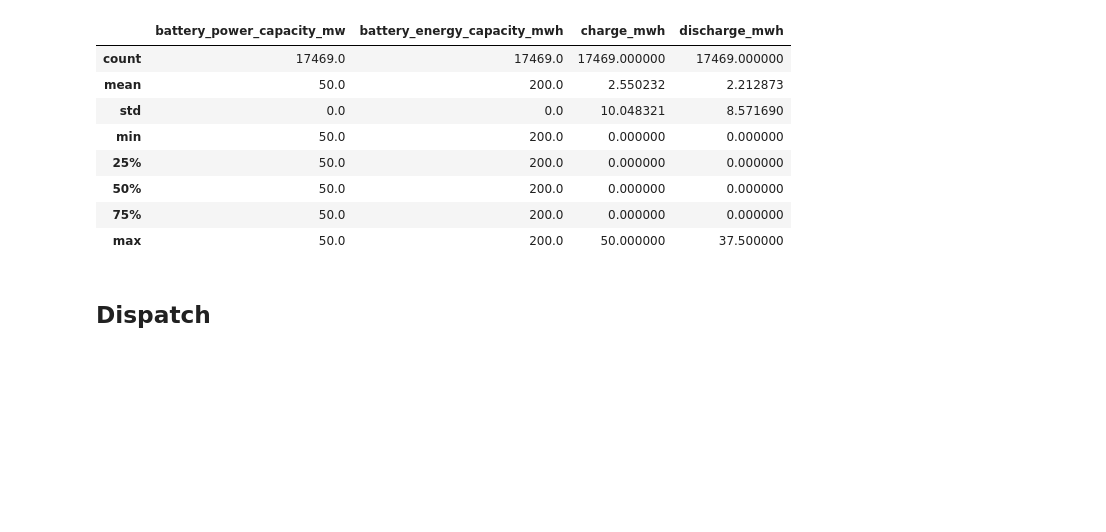
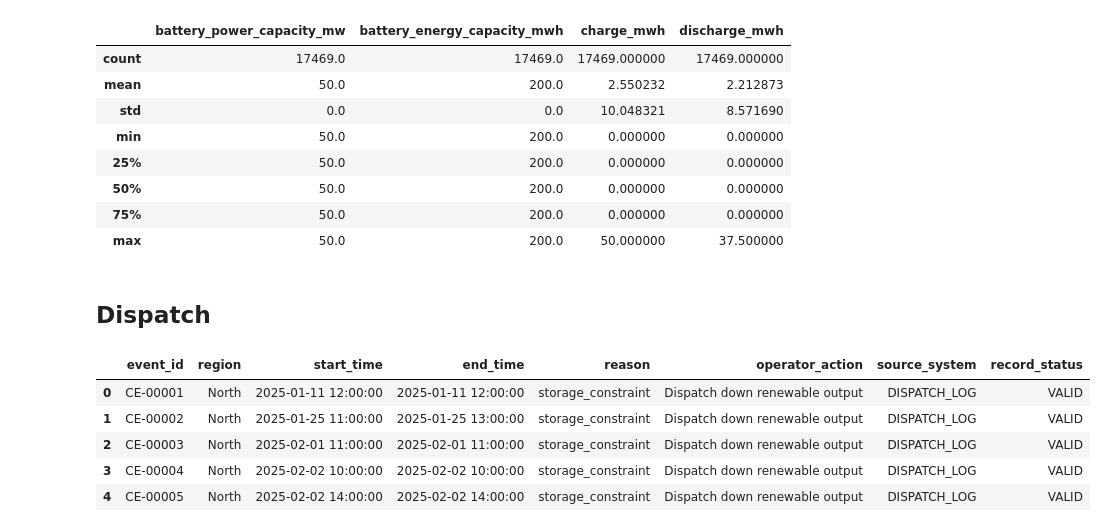
Before and after one commit to sadamhabnawi28/GreenGrid_Energy_Project, a Jupyter notebook: scripts/data_cleaning.ipynb, the cells around one changed output. Cells and saved outputs as stored; diff of their text form; code cells hidden in the pictures; blank space fills up the shorter version.

```diff
--- a/scripts/data_cleaning.ipynb
+++ b/scripts/data_cleaning.ipynb
@@ -175,3 +175,16 @@ df_bess.describe()
 | max | 50.0 | 200.0 | 50.000000 | 37.500000 |
 # %% [markdown]
 ## Dispatch
+# %%
+dispatch = path + "dispatch_curtailment_log_raw.csv"
+
+df_dispatch = pd.read_csv(dispatch)
+
+df_dispatch.head()
+# %% [output]
+|  | event_id | region | start_time | end_time | reason | operator_action | source_system | record_status |
+| 0 | CE-00001 | North | 2025-01-11 12:00:00 | 2025-01-11 12:00:00 | storage_constraint | Dispatch down renewable output | DISPATCH_LOG | VALID |
+| 1 | CE-00002 | North | 2025-01-25 11:00:00 | 2025-01-25 13:00:00 | storage_constraint | Dispatch down renewable output | DISPATCH_LOG | VALID |
+| 2 | CE-00003 | North | 2025-02-01 11:00:00 | 2025-02-01 11:00:00 | storage_constraint | Dispatch down renewable output | DISPATCH_LOG | VALID |
+| 3 | CE-00004 | North | 2025-02-02 10:00:00 | 2025-02-02 10:00:00 | storage_constraint | Dispatch down renewable output | DISPATCH_LOG | VALID |
+| 4 | CE-00005 | North | 2025-02-02 14:00:00 | 2025-02-02 14:00:00 | storage_constraint | Dispatch down renewable output | DISPATCH_LOG | VALID |
```
Also changed, not shown: parts of 11 cells of this notebook.
